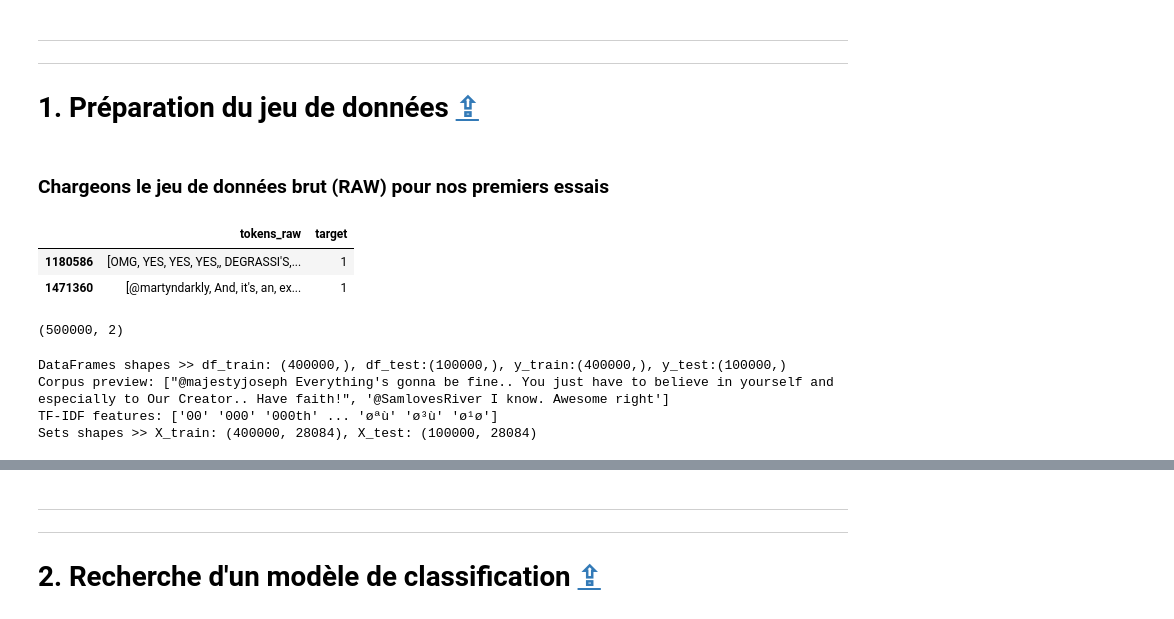
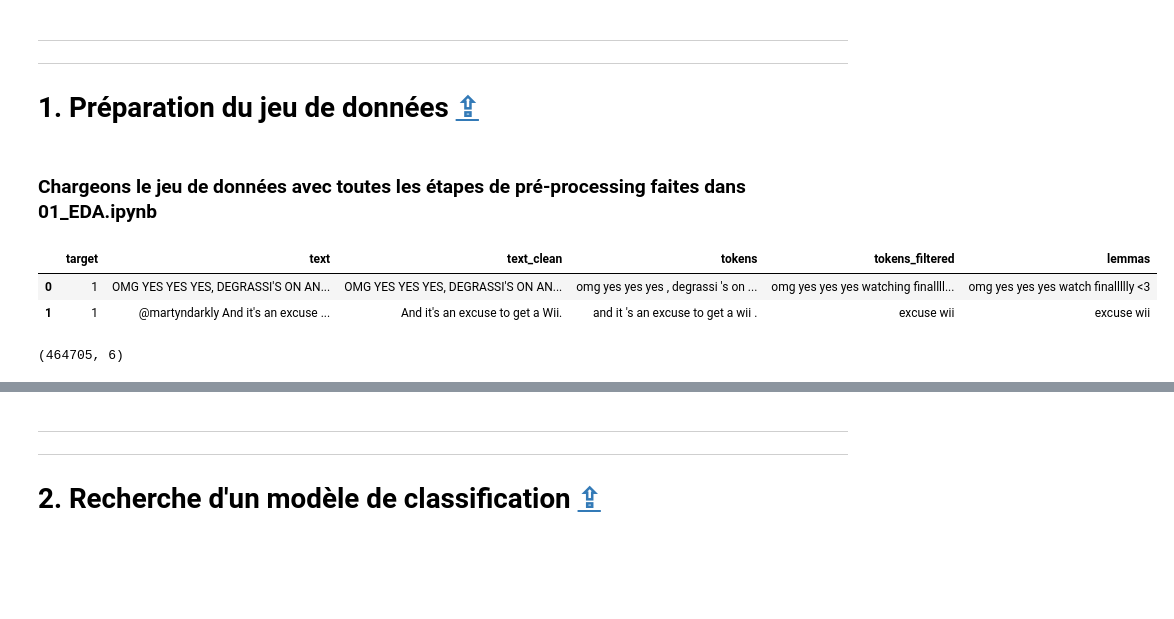
Before and after one commit to Valkea/OC_AI_07, a Jupyter notebook: 02_Classification_classique.ipynb, the cells around one changed output, grey strips where cells are left out. Cells and saved outputs as stored; diff of their text form; code cells hidden in the pictures; blank space fills up the shorter version.

```diff
--- a/02_Classification_classique.ipynb
+++ b/02_Classification_classique.ipynb
@@ -57,4 +60,4 @@ def preprocess_data(data_nlp, col_name='lemmas', test_size=0.2):
 
     return X_train, X_test, y_train, y_test, tfidf_vectorizer_train
 # %% [markdown]
-### Chargeons le jeu de données brut (RAW) pour nos premiers essais
+### Chargeons le jeu de données avec toutes les étapes de pré-processing faites dans 01_EDA.ipynb
@@ -64,14 +64,8 @@ data_nlp = joblib.load(data_nlp_path)
-# %%
-display(data_nlp.head(2), data_nlp.shape)
-# %% [output]
-|  | tokens_raw | target |
-| 1180586 | [OMG, YES, YES, YES,, DEGRASSI'S,... | 1 |
-| 1471360 | [@martyndarkly, And, it's, an, ex... | 1 |
-(500000, 2)
-# %%
-X_train, X_test, y_train, y_test, tfidf_vectorizer_train = preprocess_data(data_nlp, 'tokens_raw', test_size=0.2)
-# %% [output]
-DataFrames shapes >> df_train: (400000,), df_test:(100000,), y_train:(400000,), y_test:(100000,)
-Corpus preview: ["@majestyjoseph Everything's gonna be fine.. You just have to believe in yourself and especially to Our Creator.. Have faith!", '@SamlovesRiver I know. Awesome right']
-TF-IDF features: ['00' '000' '000th' ... 'øªù' 'ø³ù' 'ø¹ø']
-Sets shapes >> X_train: (400000, 28084), X_test: (100000, 28084)
+# %%
+data_full = pd.read_csv(pathlib.Path(pathlib.Path().absolute(), 'data', 'data_nlp_500000.csv'))
+display(data_full.head(2), data_full.shape)
+# %% [output]
+|  | target | text | text_clean | tokens | tokens_filtered | lemmas |
+| 0 | 1 | OMG YES YES YES, DEGRASSI'S ON AN... | OMG YES YES YES, DEGRASSI'S ON AN... | omg yes yes yes , degrassi 's on ... | omg yes yes yes watching finallll... | omg yes yes yes watch finallllly <3 |
+| 1 | 1 | @martyndarkly And it's an excuse ... | And it's an excuse to get a Wii. | and it 's an excuse to get a wii . | excuse wii | excuse wii |
+(464705, 6)
```
Also changed, not shown: parts of 58 cells of this notebook, 2 other files.
